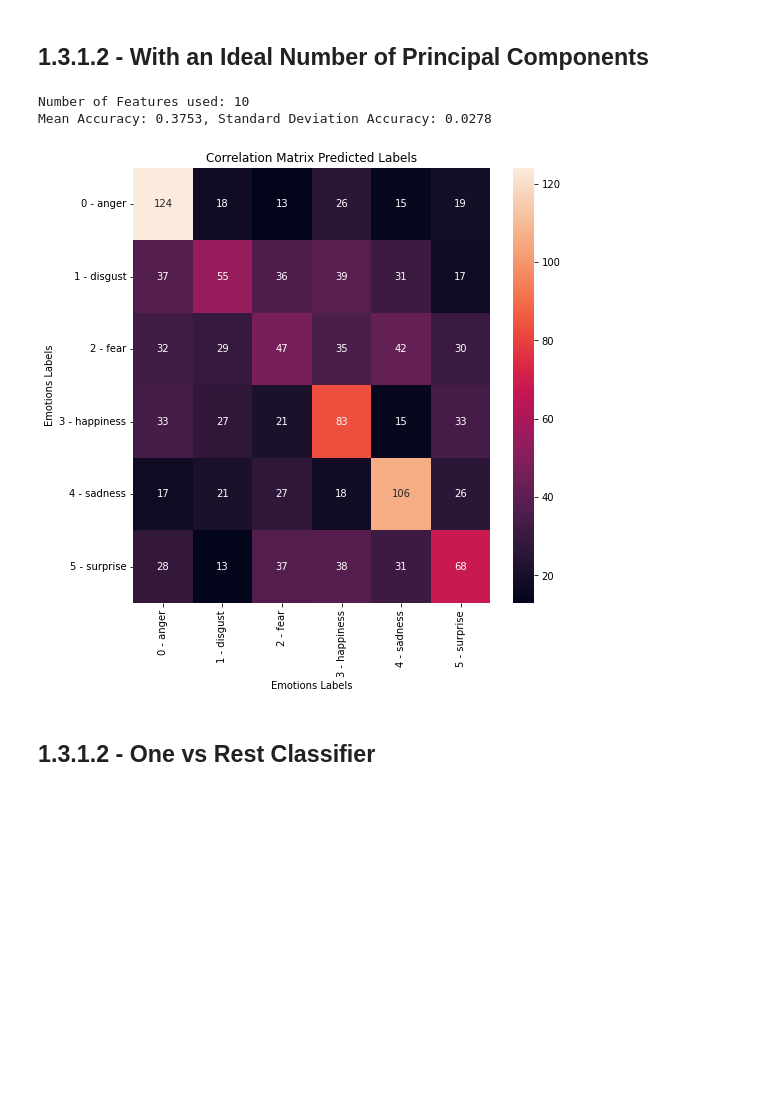
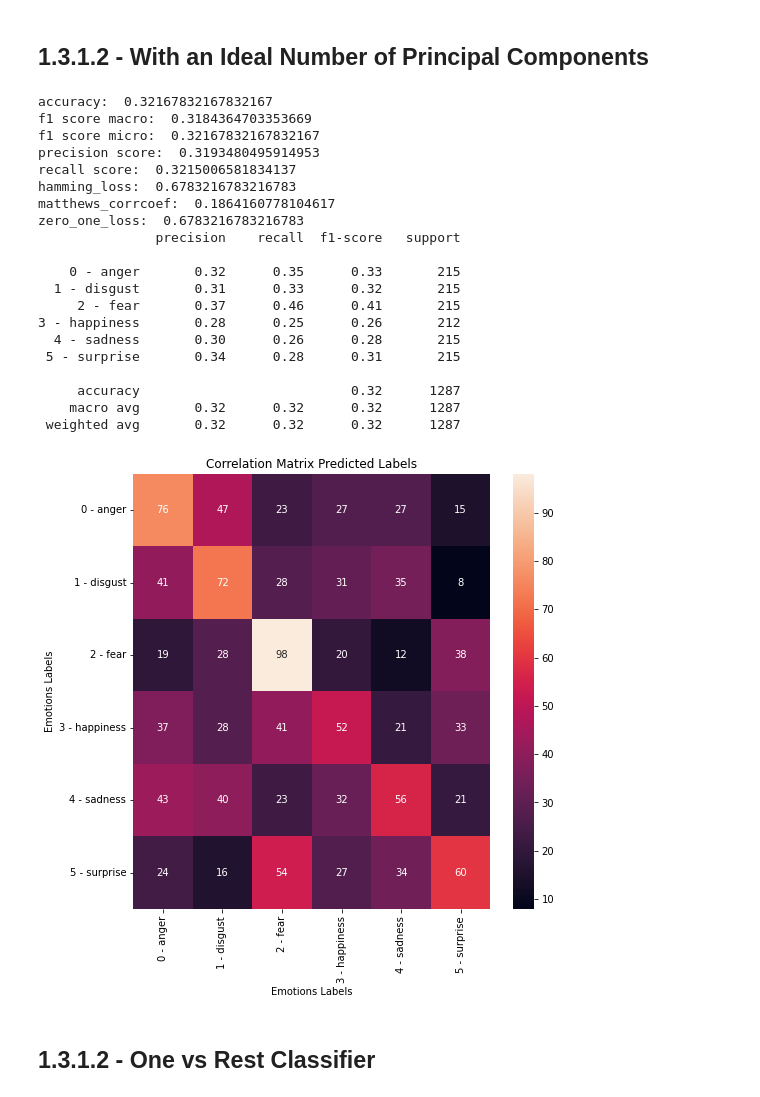
Before and after one commit to MarioCSilva/Speech_Emotion_Recognition_Thesis, a Jupyter notebook: data/3_feature_selection.ipynb, the cells around one changed output. Cells and saved outputs as stored; diff of their text form; code cells hidden in the pictures; blank space fills up the shorter version.

```diff
--- a/data/3_feature_selection.ipynb
+++ b/data/3_feature_selection.ipynb
@@ -458,3 +450,38 @@ def plot_cm_predictions(clf, data, labels, cv=5, val=False, aro=False):
+# %%
+'''
+calculate multi-class classification and return related evaluation metrics
+'''
+def multi_class_classification(y_pred, labels):
+    print("accuracy: ", metrics.accuracy_score(labels, y_pred))
+    print("f1 score macro: ", metrics.f1_score(labels, y_pred, average='macro') )
+    print("f1 score micro: ", metrics.f1_score(labels, y_pred, average='micro') )
+    print("precision score: ", metrics.precision_score(labels, y_pred, average='macro') )
+    print("recall score: ", metrics.recall_score(labels, y_pred, average='macro') )
+    print("hamming_loss: ", metrics.hamming_loss(labels, y_pred))
+    print("matthews_corrcoef: ", metrics.matthews_corrcoef(labels, y_pred) )
+    print("zero_one_loss: ", metrics.zero_one_loss(labels, y_pred))
+# %%
+def plot_cm_predictions(clf, data, labels, cv=5, val=False, aro=False, scoring='accuracy', draw_corr_matrix=True, one_hot_encoding=pd.DataFrame()):
+    if one_hot_encoding.empty:
+        y_pred = cross_val_predict(clf, data, labels, cv=cv)
+    else:
+        y_pred = cross_val_predict(clf, data, one_hot_encoding, cv=cv)
+        y_pred = y_pred.argmax(1)
+
+    ticks = get_tick_labels(val, aro)
+
+    multi_class_classification(y_pred, labels)
+    print(metrics.classification_report(labels, y_pred, target_names=ticks))
+
+    if draw_corr_matrix:
+        cm = metrics.confusion_matrix(labels, y_pred)
+        plt.figure(figsize=(8, 8))
+        sns.heatmap(cm, annot=True, fmt="d", xticklabels=ticks, yticklabels=ticks)
+        plt.title("Correlation Matrix Predicted Labels")
+        plt.xlabel("Emotions Labels")
+        plt.ylabel("Emotions Labels")
+        plt.yticks(rotation=0)
+        plt.show()
 # %% [markdown]
 ## 1 - With all initial features
 # %%
@@ -512,11 +648,32 @@ Mean Accuracy: 0.3986, Standard Deviation Accuracy: 0.0334
 # %%
 pca = PCA(n_components=num_component_elim)
 data_pca_elim_ideal_comp = pca.fit_transform(data_scaled_elim)
-plot_cm_predictions(RandomForest(random_state=1, max_features=None), data_pca_elim_ideal_comp, labels)
+plot_cm_predictions(
+    RandomForest(random_state=1, max_features=None),
+    data_pca_elim_ideal_comp, labels
+)
 # %% [output]
-Number of Features used: 10
-Mean Accuracy: 0.3753, Standard Deviation Accuracy: 0.0278
+accuracy:  0.32167832167832167
+f1 score macro:  0.3184364703353669
+f1 score micro:  0.32167832167832167
+precision score:  0.3193480495914953
+recall score:  0.3215006581834137
+hamming_loss:  0.6783216783216783
+matthews_corrcoef:  0.1864160778104617
+zero_one_loss:  0.6783216783216783
+               precision    recall  f1-score   support
+
+    0 - anger       0.32      0.35      0.33       215
+  1 - disgust       0.31      0.33      0.32       215
+     2 - fear       0.37      0.46      0.41       215
+3 - happiness       0.28      0.25      0.26       212
+  4 - sadness       0.30      0.26      0.28       215
+ 5 - surprise       0.34      0.28      0.31       215
+
+     accuracy                           0.32      1287
+    macro avg       0.32      0.32      0.32      1287
+ weighted avg       0.32      0.32      0.32      1287
-[figure, old version]
+[figure, new version]
 # %% [markdown]
 ## 1.3.1.2 - One vs Rest Classifier
 # %%
```
Also changed, not shown: parts of 32 cells of this notebook.
